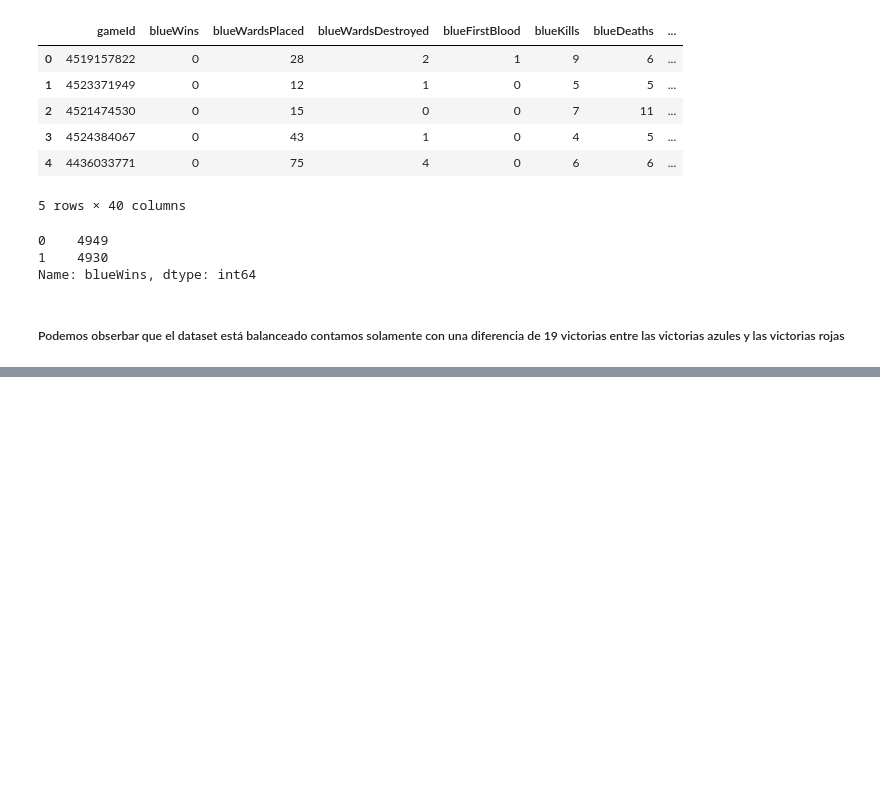
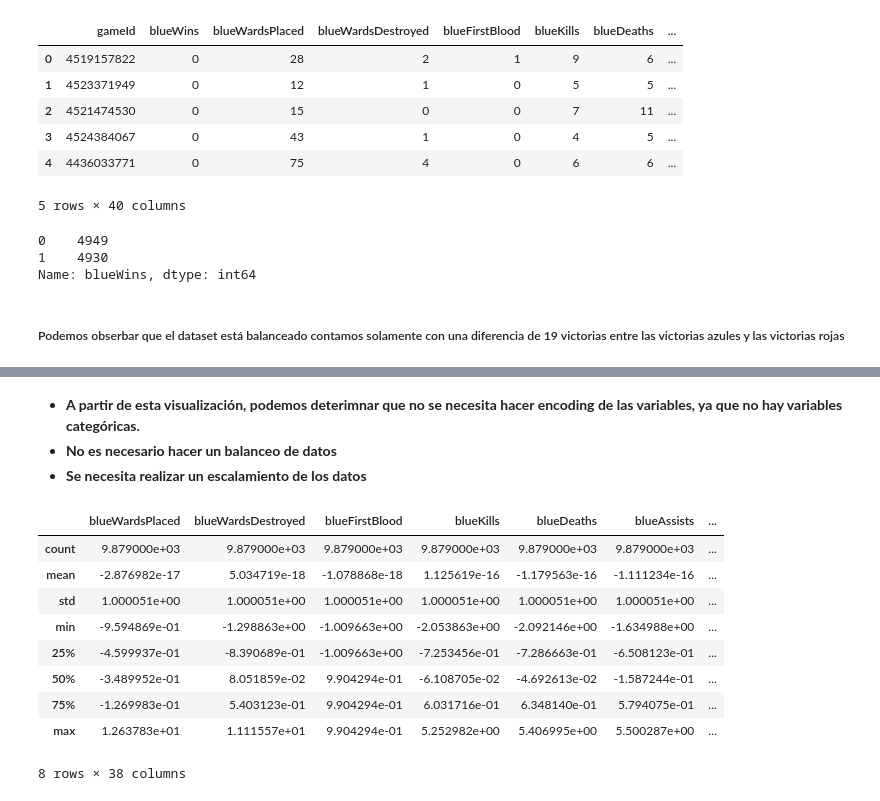
Before and after one commit to Wachuuu15/IA_LABS, a Jupyter notebook: IA/Task3.ipynb, the cells around one changed output, grey strips where cells are left out. Drawn from its saved outputs; the diff is of its cells as text; code cells hidden in the pictures; blank space fills up the shorter version.

```diff
--- a/IA/Task3.ipynb
+++ b/IA/Task3.ipynb
@@ -27,0 +70,28 @@ Name: blueWins, dtype: int64
+# %% [markdown]
+ - **A partir de esta visualización, podemos deterimnar que no se necesita
+   hacer encoding de las variables, ya que no hay variables categóricas.**
+ - **No es necesario hacer un balanceo de datos**
+ - **Se necesita realizar un escalamiento de los datos**
+# %%
+
+df = data.drop(['gameId', 'blueWins'], axis=1)
+
+feature_labels = data.drop(['gameId', 'blueWins'], axis=1)
+blueWins = data['blueWins']
+
+# Escalamiento de Features
+feature_labels = pd.DataFrame(StandardScaler().fit_transform(feature_labels), columns=feature_labels.columns)
+
+
+feature_labels.describe()
+# %% [output]
+|  | blueWardsPlaced | blueWardsDestroyed | blueFirstBlood | blueKills | blueDeaths | blueAssists | ... |
+| count | 9.879000e+03 | 9.879000e+03 | 9.879000e+03 | 9.879000e+03 | 9.879000e+03 | 9.879000e+03 | ... |
+| mean | -2.876982e-17 | 5.034719e-18 | -1.078868e-18 | 1.125619e-16 | -1.179563e-16 | -1.111234e-16 | ... |
+| std | 1.000051e+00 | 1.000051e+00 | 1.000051e+00 | 1.000051e+00 | 1.000051e+00 | 1.000051e+00 | ... |
+| min | -9.594869e-01 | -1.298863e+00 | -1.009663e+00 | -2.053863e+00 | -2.092146e+00 | -1.634988e+00 | ... |
+| 25% | -4.599937e-01 | -8.390689e-01 | -1.009663e+00 | -7.253456e-01 | -7.286663e-01 | -6.508123e-01 | ... |
+| 50% | -3.489952e-01 | 8.051859e-02 | 9.904294e-01 | -6.108705e-02 | -4.692613e-02 | -1.587244e-01 | ... |
+| 75% | -1.269983e-01 | 5.403123e-01 | 9.904294e-01 | 6.031716e-01 | 6.348140e-01 | 5.794075e-01 | ... |
+| max | 1.263783e+01 | 1.111557e+01 | 9.904294e-01 | 5.252982e+00 | 5.406995e+00 | 5.500287e+00 | ... |
+8 rows × 38 columns
```
Also changed, not shown: parts of 18 cells of this notebook.
